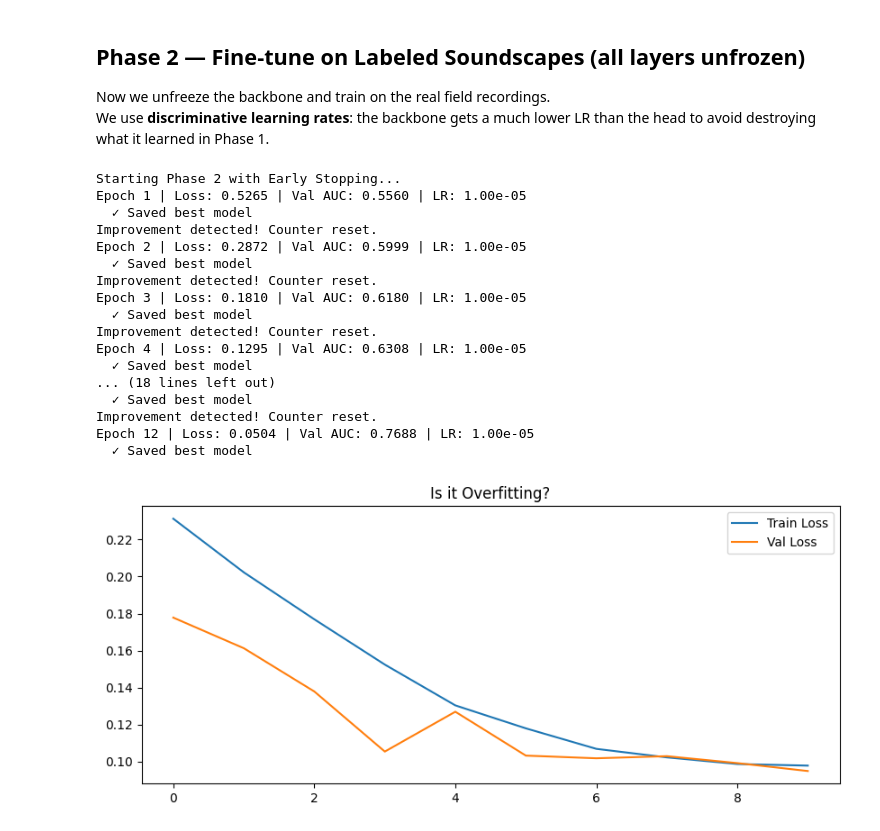
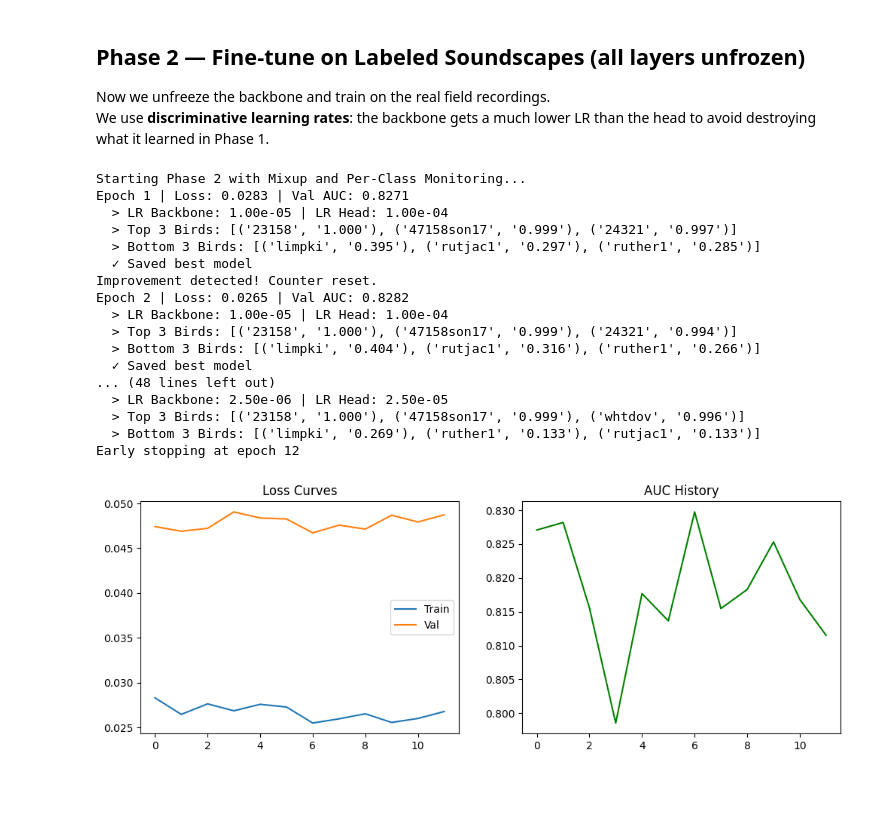
Before and after one commit to sophiasang13/sangcs372final, a Jupyter notebook: Finalproject/dataprocessing4.ipynb, the cells around one changed output. Cells and saved outputs as stored; diff of their text form; code cells hidden in the pictures; blank space fills up the shorter version.

Commit message:
added AUC tracking for all bird species added mix in

```diff
--- a/Finalproject/dataprocessing4.ipynb
+++ b/Finalproject/dataprocessing4.ipynb
@@ -706,10 +713,10 @@ class EarlyStopping:
             print(f"Improvement detected! Counter reset.")
 
 # --- 2. Setup Phase 2 ---
-PHASE2_EPOCHS = 20
+PHASE2_EPOCHS = 30
 BACKBONE_LR   = 1e-5
 HEAD_LR       = 1e-4
-PATIENCE      = 3
+PATIENCE      = 5
 MIXUP_ALPHA   = 0.2  # Define alpha here
 early_stopper = EarlyStopping(patience=PATIENCE, mode='max')
 train_losses, val_losses, val_aucs = [], [], []
@@ -728,86 +735,94 @@ optimizer = optim.AdamW([
 # Use ReduceLROnPlateau: If AUC stops improving, cut LR by half
 scheduler = optim.lr_scheduler.ReduceLROnPlateau(optimizer, mode='max', factor=0.5, patience=3)
 
+
 # --- 3. Training Loop ---
-print("Starting Phase 2 with Early Stopping...")
+print("Starting Phase 2 with Mixup and Per-Class Monitoring...")
 for epoch in range(1, PHASE2_EPOCHS + 1):
     model.train()
     running_loss = 0.0
 
     for audio, label in ss_train_loader:
         audio, label = audio.to(device), label.to(device)
+
+        # Mixup step
         audio, label = mixup_data(audio, label, alpha=MIXUP_ALPHA)
+
         optimizer.zero_grad()
         output = model(audio)
         logits = output["clipwise_output"] if isinstance(output, dict) else output
-        loss   = criterion(logits, label)
+        loss = criterion(logits, label)
         loss.backward()
         torch.nn.utils.clip_grad_norm_(model.parameters(), max_norm=1.0)
         optimizer.step()
         running_loss += loss.item()
 
-    # Validation step
+    # --- THE FIX IS HERE (3 variables instead of 2) ---
     avg_train_loss = running_loss / len(ss_train_loader)
-    val_loss, val_auc = run_validation(model, ss_val_loader, criterion, device)
+    val_loss, val_auc, per_class_auc = run_validation(model, ss_val_loader, criterion, device)
 
     train_losses.append(avg_train_loss)
     val_losses.append(val_loss)
     val_aucs.append(val_auc)
 
     # Step the scheduler and early stopper
     scheduler.step(val_auc)
     early_stopper(val_auc)
 
-    current_lr = optimizer.param_groups[0]['lr']
-    print(f"Epoch {epoch} | Loss: {avg_train_loss:.4f} | Val AUC: {val_auc:.4f} | LR: {current_lr:.2e}")
+    # Print Dynamic LRs
+    lr_backbone = optimizer.param_groups[0]['lr']
+    lr_head = optimizer.param_groups[1]['lr']
+    print(f"Epoch {epoch} | Loss: {avg_train_loss:.4f} | Val AUC: {val_auc:.4f}")
+    print(f"  > LR Backbone: {lr_backbone:.2e} | LR Head: {lr_head:.2e}")
+
+    # --- PRINT TOP & BOTTOM BIRD CLASSES ---
+    # This helps you see which birds the model is struggling to recognize in noise
+    valid_scores = [(idx, score) for idx, score in per_class_auc.items() if not np.isnan(score)]
+    sorted_auc = sorted(valid_scores, key=lambda x: x[1], reverse=True)
+
+    if sorted_auc:
+        # Use idx_to_label[idx] to get the bird's scientific name
+        print(f"  > Top 3 Birds: {[(idx_to_label[idx], f'{s:.3f}') for idx, s in sorted_auc[:3]]}")
+        print(f"  > Bottom 3 Birds: {[(idx_to_label[idx], f'{s:.3f}') for idx, s in sorted_auc[-3:]]}")
 
     if val_auc == max(val_aucs):
         torch.save({"model": model.state_dict(), "auc": val_auc}, "best_phase2.pth")
         print("  ✓ Saved best model")
 
     if early_stopper.early_stop:
         print(f"Early stopping at epoch {epoch}")
         break
-
 # --- 4. Plot curves to verify Underfitting vs Overfitting ---
 plt.figure(figsize=(12, 4))
 plt.subplot(1, 2, 1)
 plt.plot(train_losses, label='Train')
 plt.plot(val_losses, label='Val')
 plt.title('Loss Curves')
 plt.legend()
 
 plt.subplot(1, 2, 2)
 plt.plot(val_aucs, color='green', label='Val AUC')
 plt.title('AUC History')
 plt.show()
 # %% [output]
-Starting Phase 2 with Early Stopping...
-Epoch 1 | Loss: 0.5265 | Val AUC: 0.5560 | LR: 1.00e-05
+Starting Phase 2 with Mixup and Per-Class Monitoring...
+Epoch 1 | Loss: 0.0283 | Val AUC: 0.8271
+  > LR Backbone: 1.00e-05 | LR Head: 1.00e-04
+  > Top 3 Birds: [('23158', '1.000'), ('47158son17', '0.999'), ('24321', '0.997')]
+  > Bottom 3 Birds: [('limpki', '0.395'), ('rutjac1', '0.297'), ('ruther1', '0.285')]
   ✓ Saved best model
 Improvement detected! Counter reset.
-Epoch 2 | Loss: 0.2872 | Val AUC: 0.5999 | LR: 1.00e-05
+Epoch 2 | Loss: 0.0265 | Val AUC: 0.8282
+  > LR Backbone: 1.00e-05 | LR Head: 1.00e-04
+  > Top 3 Birds: [('23158', '1.000'), ('47158son17', '0.999'), ('24321', '0.994')]
+  > Bottom 3 Birds: [('limpki', '0.404'), ('rutjac1', '0.316'), ('ruther1', '0.266')]
   ✓ Saved best model
-Improvement detected! Counter reset.
-Epoch 3 | Loss: 0.1810 | Val AUC: 0.6180 | LR: 1.00e-05
-  ✓ Saved best model
-Improvement detected! Counter reset.
-Epoch 4 | Loss: 0.1295 | Val AUC: 0.6308 | LR: 1.00e-05
-  ✓ Saved best model
-... (18 lines left out)
-  ✓ Saved best model
-Improvement detected! Counter reset.
-Epoch 12 | Loss: 0.0504 | Val AUC: 0.7688 | LR: 1.00e-05
-  ✓ Saved best model
+... (48 lines left out)
+  > LR Backbone: 2.50e-06 | LR Head: 2.50e-05
+  > Top 3 Birds: [('23158', '1.000'), ('47158son17', '0.999'), ('whtdov', '0.996')]
+  > Bottom 3 Birds: [('limpki', '0.269'), ('ruther1', '0.133'), ('rutjac1', '0.133')]
+Early stopping at epoch 12
+[figure, added]
-# %%
-plt.figure(figsize=(10, 4))
-plt.plot(train_losses, label='Train Loss')
-plt.plot(val_losses, label='Val Loss')
-plt.title('Is it Overfitting?')
-plt.legend()
-plt.savefig('loss_debug.png')
-# %% [output]
-[figure, removed]
 # %%
 # Quick sanity check — one batch through the final model
 model.load_state_dict(torch.load("best_phase2.pth", map_location=device))
```
Also changed, not shown: parts of 1 cell of this notebook.
